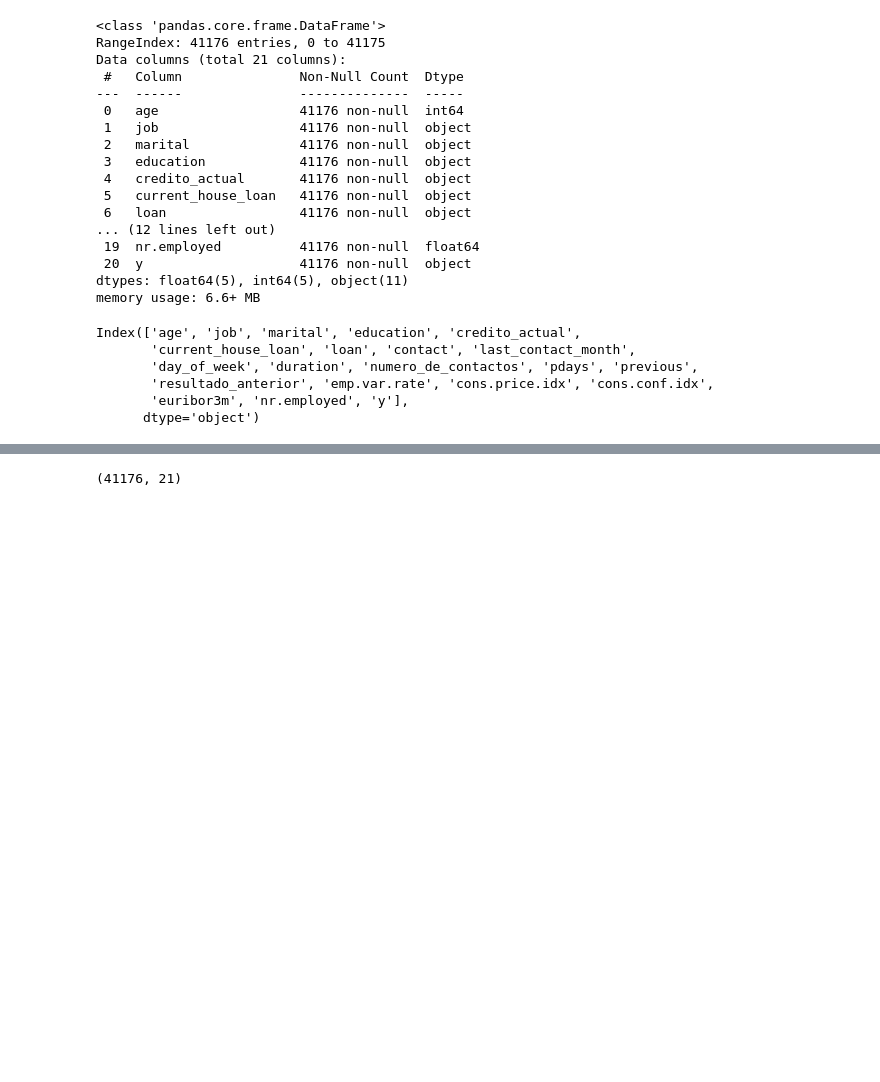
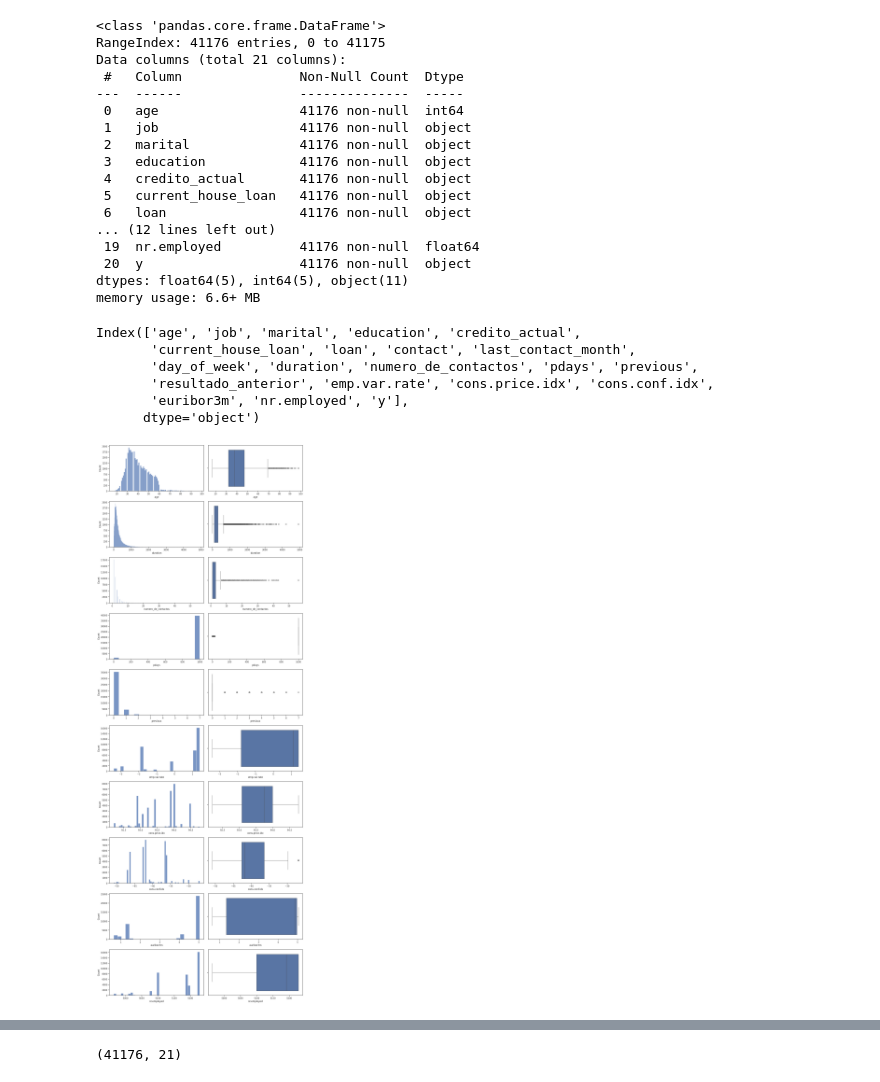
Before and after one commit to mgnorero/regresion-logristica, a Jupyter notebook: src/explore.ipynb, the cells around one changed output, grey strips where cells are left out. Saved outputs shown, nothing was run; the diff lists cells and outputs as text; code cells hidden in the pictures; blank space fills up the shorter version.

```diff
--- a/src/explore.ipynb
+++ b/src/explore.ipynb
@@ -197,3 +197,31 @@ Index(['age', 'job', 'marital', 'education', 'credito_actual',
        'resultado_anterior', 'emp.var.rate', 'cons.price.idx', 'cons.conf.idx',
        'euribor3m', 'nr.employed', 'y'],
       dtype='object')
+# %%
+#analizar variables numericas
+
+import matplotlib.pyplot as plt
+import seaborn as sns
+
+# Definir las variables numéricas a analizar
+numerical_columns = ['age', 'duration', 'numero_de_contactos', 'pdays', 'previous',
+                     'emp.var.rate', 'cons.price.idx', 'cons.conf.idx', 'euribor3m', 'nr.employed']
+
+# Crear una figura múltiple con subplots
+fig, axes = plt.subplots(10, 2, figsize=(15, 40))  # 10 filas y 2 columnas para un total de 20 subplots
+plt.subplots_adjust(hspace=0.5)
+
+# Iterar sobre las columnas numéricas y los subplots
+for i, column in enumerate(numerical_columns):
+    # Histograma
+    sns.histplot(data=df, x=column, ax=axes[i, 0])
+
+    # Diagrama de caja
+    sns.boxplot(data=df, x=column, ax=axes[i, 1])
+    axes[i, 1].set(xlabel=column)
+
+# Ajustar el layout y mostrar
+plt.tight_layout()
+plt.show()
+# %% [output]
+[figure, added]
```
Also changed, not shown: parts of 11 cells of this notebook, 3 other files.
